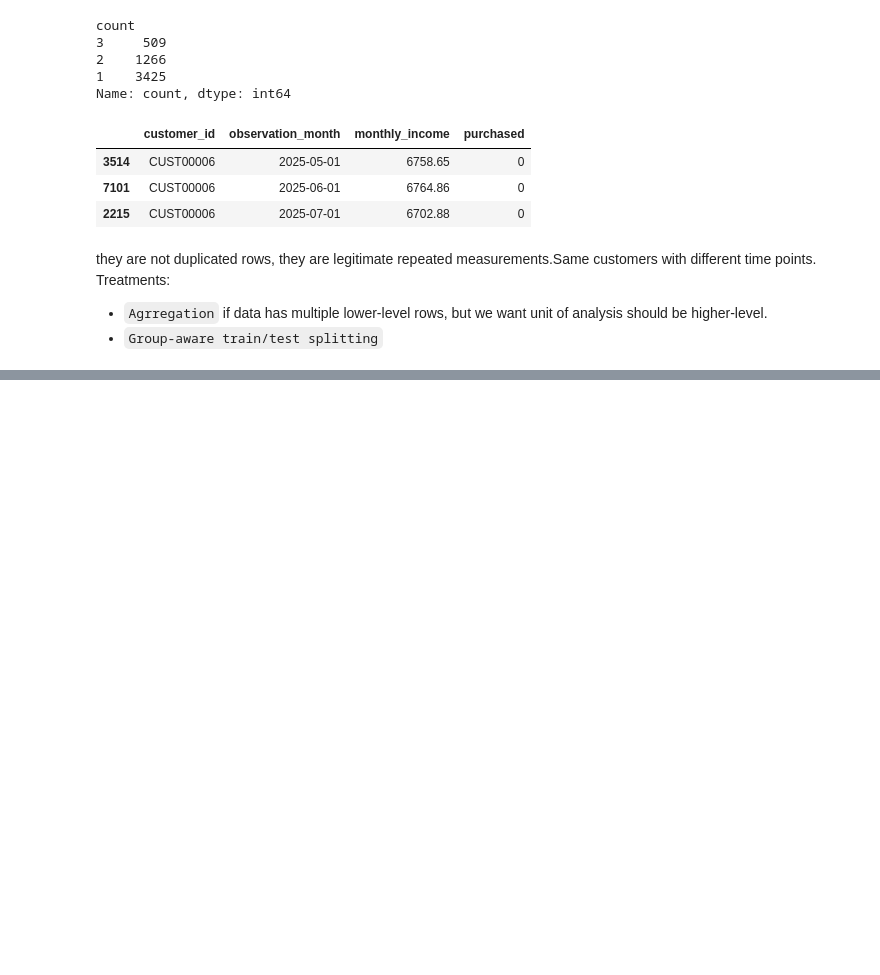
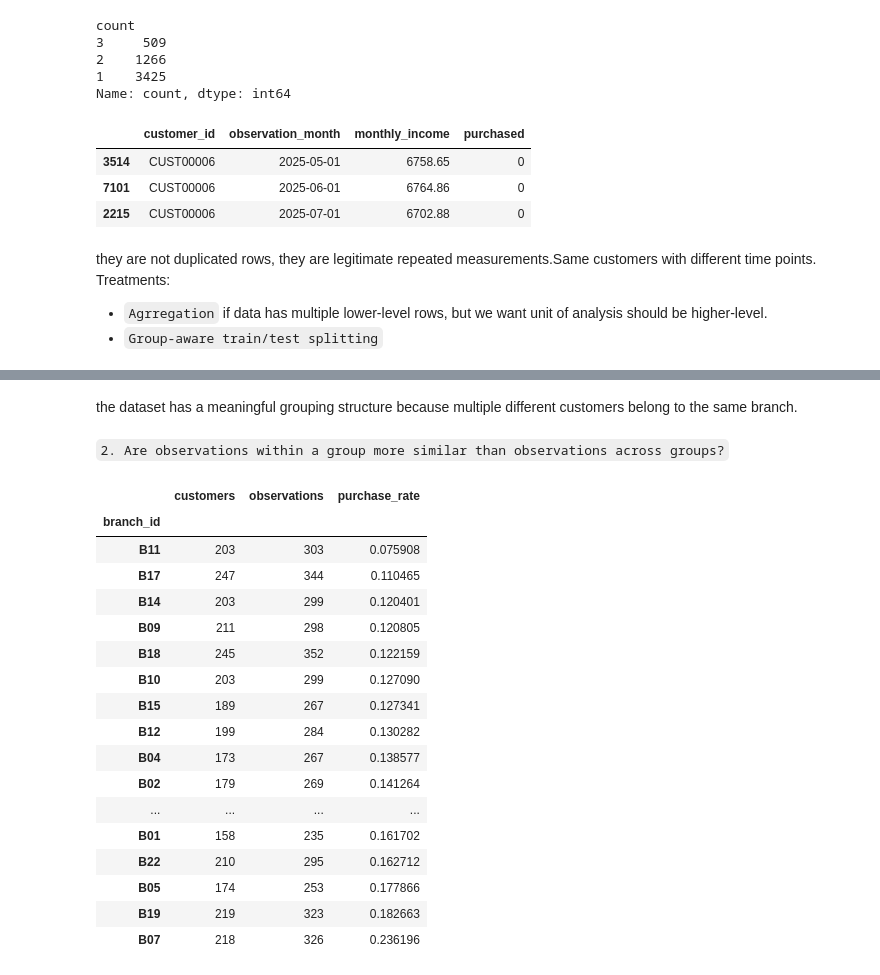
Before and after one commit to diyorarti/Learning_Data_Science, a Jupyter notebook: Statistics/3_Regression/Logistic_regression/Independence_Observations_Assumption.ipynb, the cells around one changed output, grey strips where cells are left out. Cells and saved outputs as stored; diff of their text form; code cells hidden in the pictures; blank space fills up the shorter version.

Commit message:
independece of observations in Logistic Regression

```diff
--- a/Statistics/3_Regression/Logistic_regression/Independence_Observations_Assumption.ipynb
+++ b/Statistics/3_Regression/Logistic_regression/Independence_Observations_Assumption.ipynb
@@ -127,0 +315,34 @@ Treatments:
+# %% [markdown]
+the dataset has a meaningful grouping structure because multiple different customers belong to the same branch.
+# %% [markdown]
+`2. Are observations within a group more similar than observations across groups?`
+# %%
+branch_summary = (
+    df.groupby('branch_id')
+      .agg(
+          customers=('customer_id', 'nunique'),
+          observations=('customer_id', 'size'),
+          purchase_rate=('purchased', 'mean')
+      )
+)
+
+branch_summary.sort_values(by='purchase_rate')
+# %% [output]
+|  | customers | observations | purchase_rate |
+| branch_id |  |  |  |
+| B11 | 203 | 303 | 0.075908 |
+| B17 | 247 | 344 | 0.110465 |
+| B14 | 203 | 299 | 0.120401 |
+| B09 | 211 | 298 | 0.120805 |
+| B18 | 245 | 352 | 0.122159 |
+| B10 | 203 | 299 | 0.127090 |
+| B15 | 189 | 267 | 0.127341 |
+| B12 | 199 | 284 | 0.130282 |
+| B04 | 173 | 267 | 0.138577 |
+| B02 | 179 | 269 | 0.141264 |
+| ... | ... | ... | ... |
+| B01 | 158 | 235 | 0.161702 |
+| B22 | 210 | 295 | 0.162712 |
+| B05 | 174 | 253 | 0.177866 |
+| B19 | 219 | 323 | 0.182663 |
+| B07 | 218 | 326 | 0.236196 |
```
Also changed, not shown: parts of 23 cells of this notebook, 1 other file.
